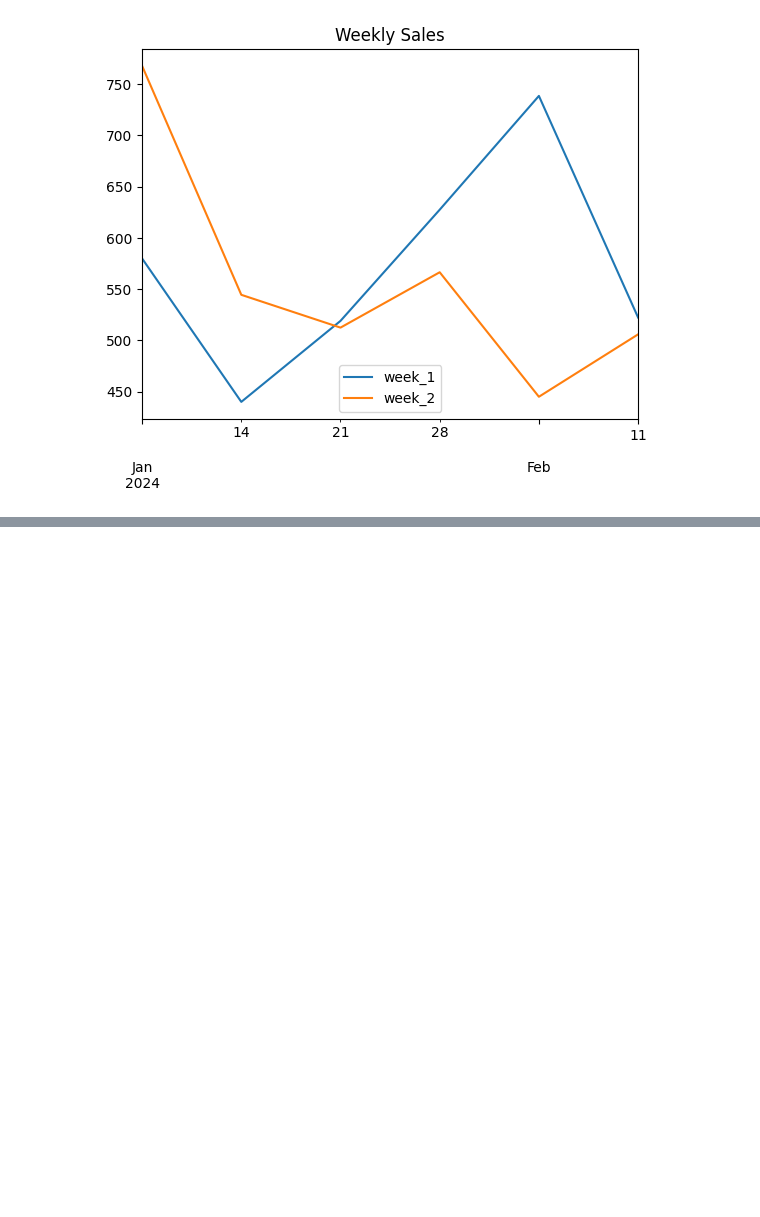
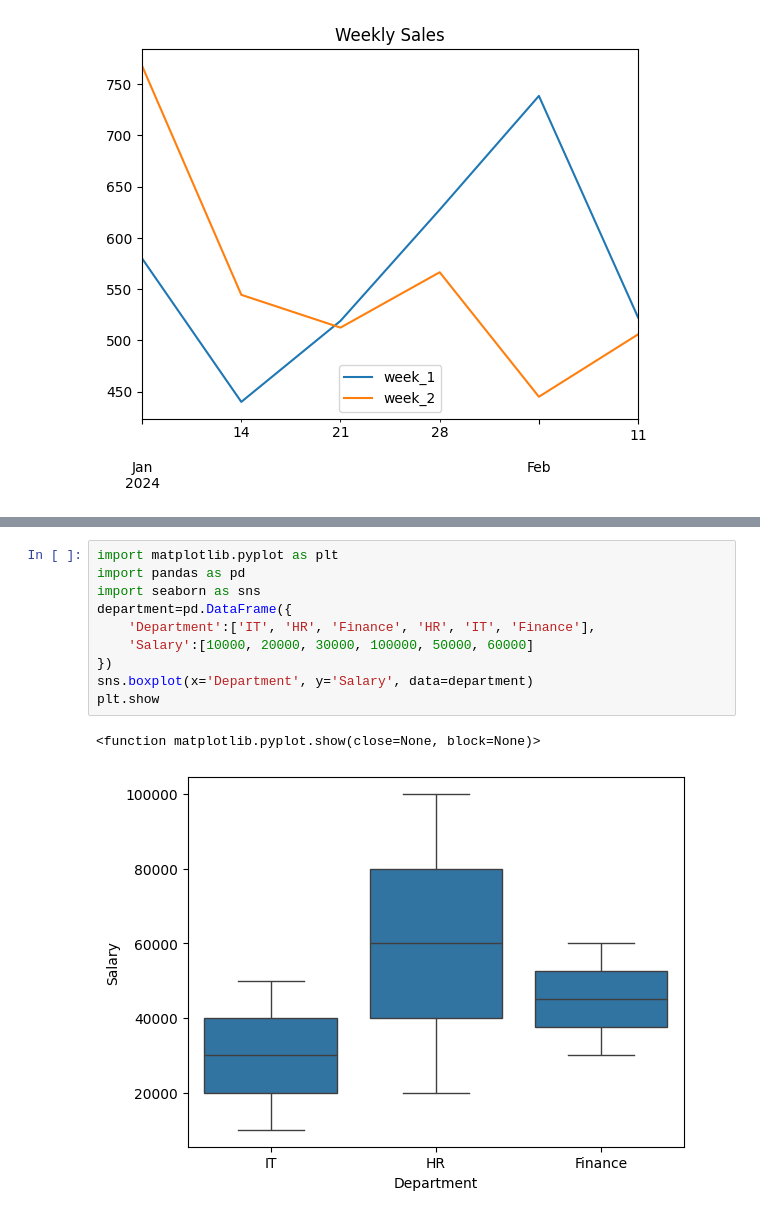
Before and after one commit to tunviii/EDAV, a Jupyter notebook: EDAV.ipynb, the cells around one changed output, grey strips where cells are left out. Saved outputs shown, nothing was run; the diff lists cells and outputs as text; blank space fills up the shorter version.

```diff
--- a/EDAV.ipynb
+++ b/EDAV.ipynb
@@ -216,0 +266,13 @@ age_salary=pd.DataFrame({
+# %%
+import matplotlib.pyplot as plt
+import pandas as pd
+import seaborn as sns
+department=pd.DataFrame({
+    'Department':['IT', 'HR', 'Finance', 'HR', 'IT', 'Finance'],
+    'Salary':[10000, 20000, 30000, 100000, 50000, 60000]
+})
+sns.boxplot(x='Department', y='Salary', data=department)
+plt.show
+# %% [output]
+<function matplotlib.pyplot.show(close=None, block=None)>
+[figure, added]
```
Also changed, not shown: parts of 4 cells of this notebook.
